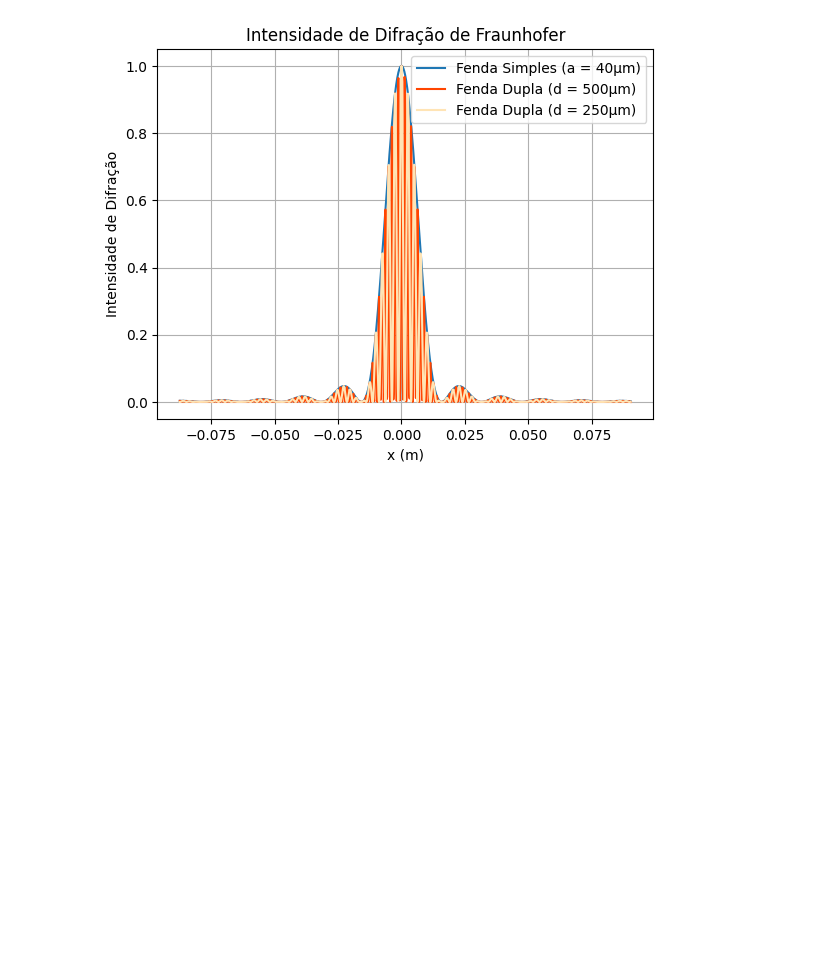
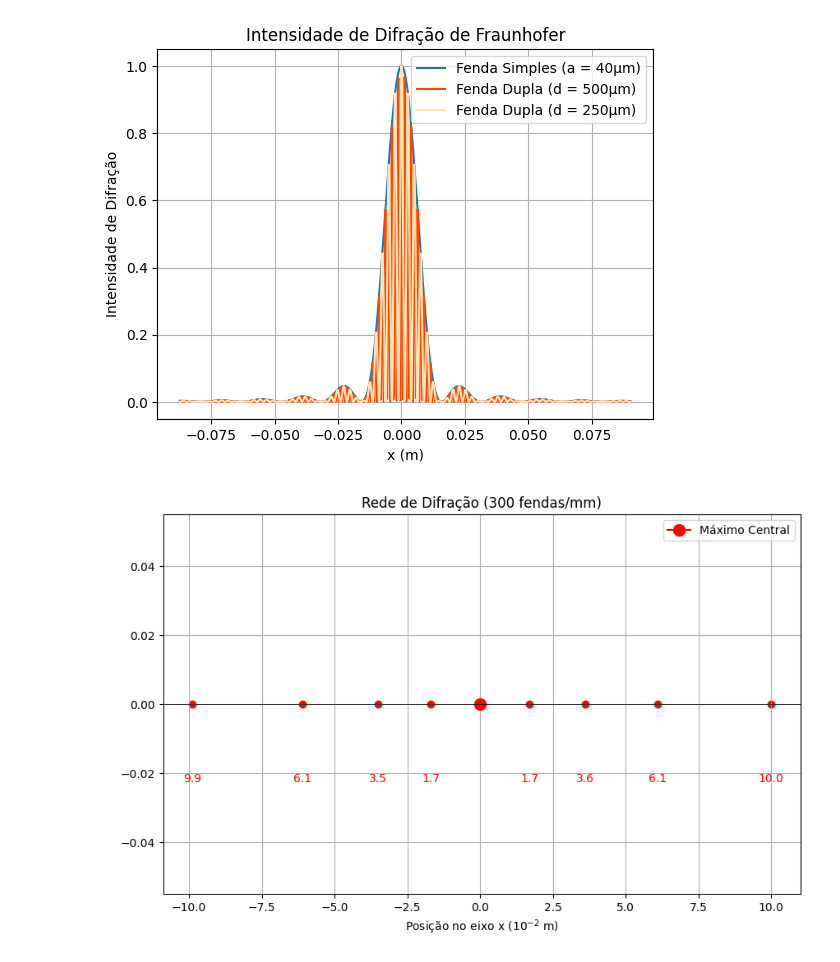
Before and after one commit to plaplaaplp/Animation, a Jupyter notebook: simulationsdoubleslit.ipynb, the cells around one changed output. Drawn from its saved outputs; the diff is of its cells as text; code cells hidden in the pictures; blank space fills up the shorter version.

```diff
--- a/simulationsdoubleslit.ipynb
+++ b/simulationsdoubleslit.ipynb
@@ -207,3 +207,36 @@ intensity_values_double_2 = intensity_double_slit(x_values, a, wavelength, d_dou
 plot_intensity(x_values, intensity_values_single, intensity_values_double_1, intensity_values_double_2)
 # %% [output]
 [figure]
+# %%
+import matplotlib.pyplot as plt
+
+# Posições dos máximos de interferência
+m = [1, 2, 3, 5]
+distancias_direita = [1.7, 3.6, 6.1, 10]  # Distâncias até o primeiro mínimo à direita
+distancias_esquerda = [1.7, 3.5, 6.1, 9.9]  # Distâncias até o primeiro mínimo à esquerda
+
+# Plotagem dos máximos de interferência
+plt.figure(figsize=(10, 6))
+plt.scatter(distancias_direita, [0]*len(distancias_direita), color='red')
+plt.scatter([-d for d in distancias_esquerda], [0]*len(distancias_esquerda), color='red')
+
+# Adicionando a indicação das posições dos pontos no eixo x
+for d in distancias_direita:
+    plt.text(d, -0.02, f'{d:.1f}', ha='center', va='top', color='red')
+
+for d in distancias_esquerda:
+    plt.text(-d, -0.02, f'{d:.1f}', ha='center', va='top', color='red')
+
+# Plotagem dos mínimos
+plt.plot([0], [0], color='red', marker='o', markersize=10, label='Máximo Central')
+
+# Configurações do gráfico
+plt.axhline(0, color='black', linewidth=0.5)  # Eixo x
+plt.xlabel('Posição no eixo x (10$^{-2}$ m)')
+plt.ylabel(' ')
+plt.title('Rede de Difração (300 fendas/mm)')
+plt.legend()
+plt.grid(True)
+plt.show()
+# %% [output]
+[figure, added]
```
Also changed, not shown: parts of 1 cell of this notebook.
